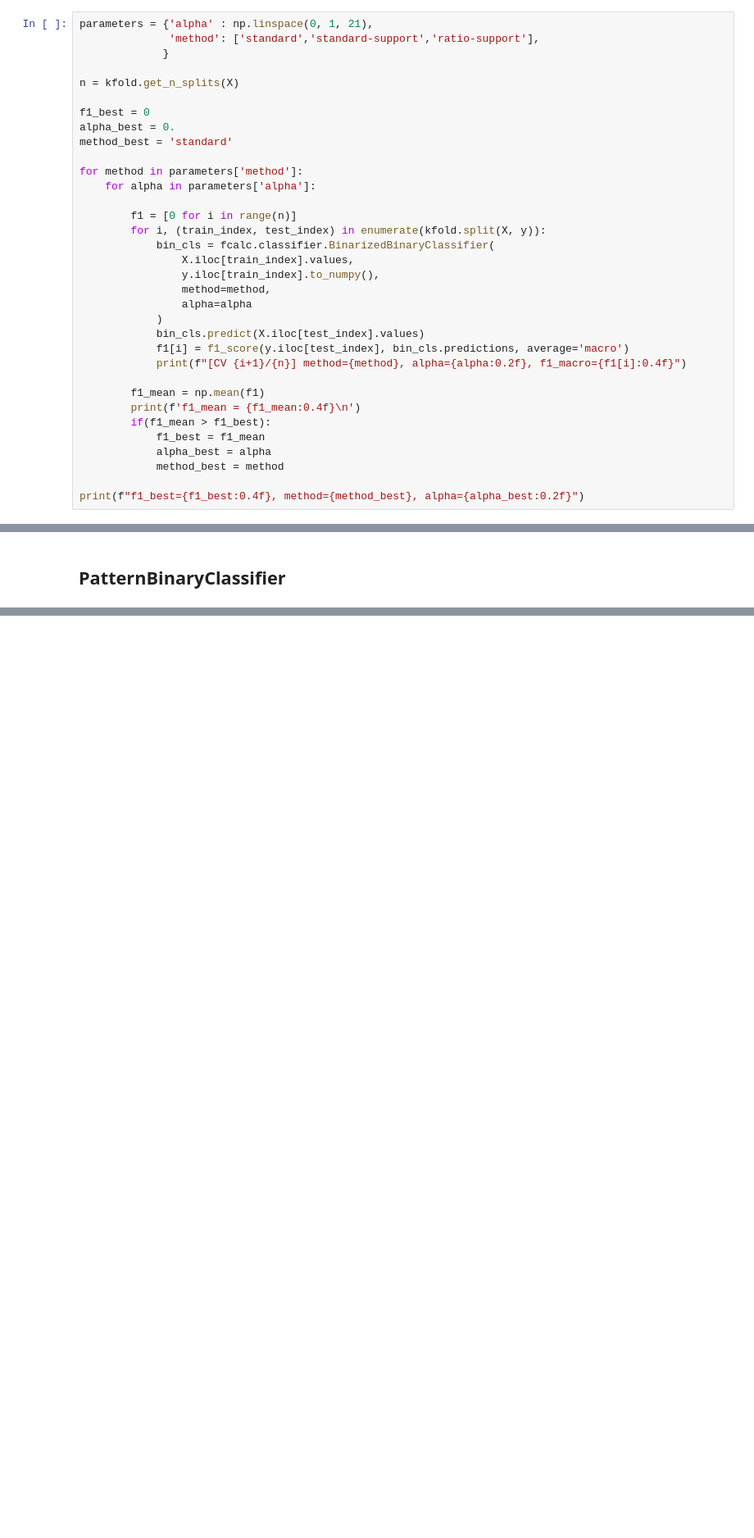
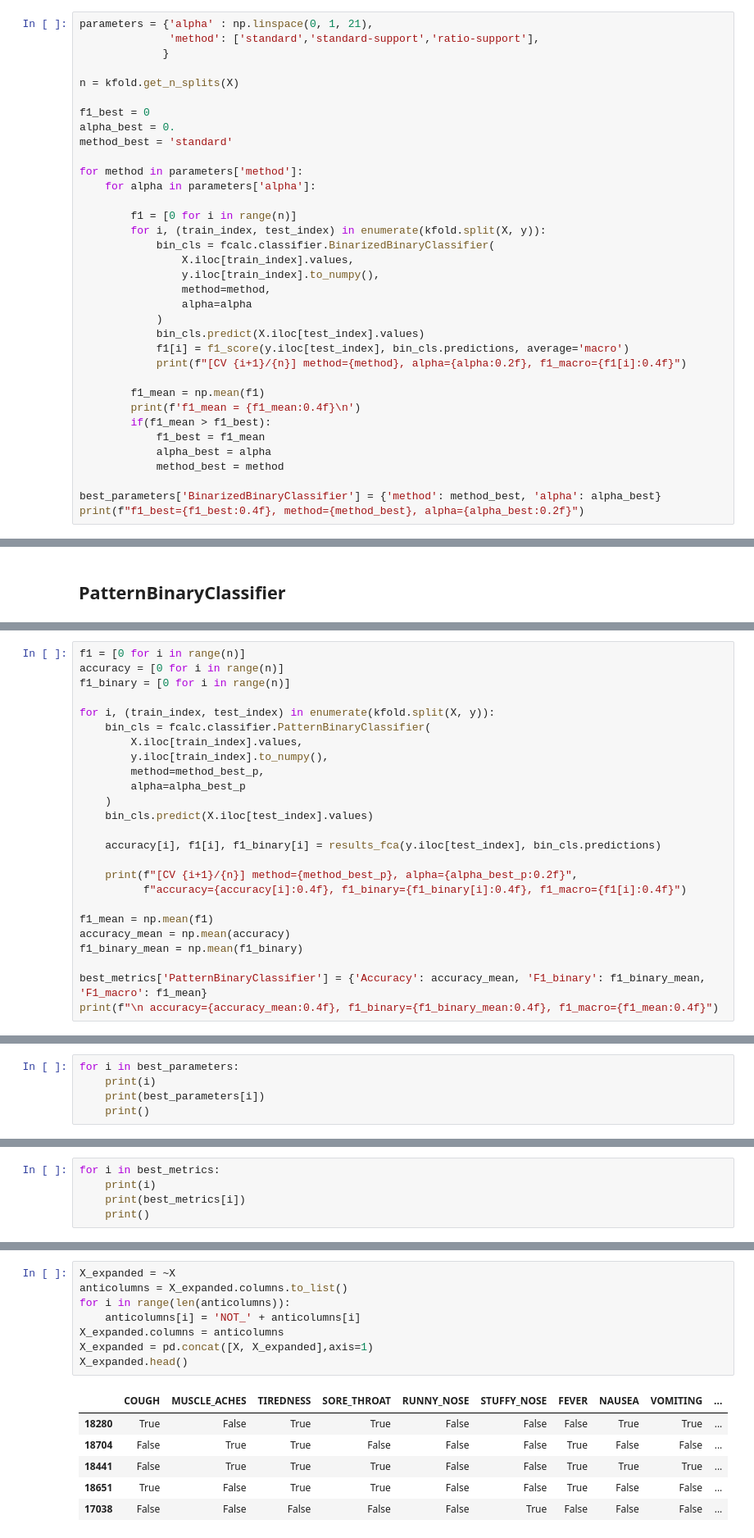
Before and after one commit to Moonyflay/BigHW-LazyFCA-SK, a Jupyter notebook: Big_HW_cfc.ipynb, the cells around one changed output, grey strips where cells are left out. Shown: that part at 82% size. Saved outputs shown, nothing was run; the diff lists cells and outputs as text; blank space fills up the shorter version.

```diff
--- a/Big_HW_cfc.ipynb
+++ b/Big_HW_cfc.ipynb
@@ -447,5 +595,6 @@ for method in parameters['method']:
             alpha_best = alpha
             method_best = method
 
+best_parameters['BinarizedBinaryClassifier'] = {'method': method_best, 'alpha': alpha_best}
 print(f"f1_best={f1_best:0.4f}, method={method_best}, alpha={alpha_best:0.2f}")
 # %% [output]
@@ -596,0 +813,25 @@ print(f"\n accuracy={accuracy_mean:0.4f}, f1_macro={f1_mean:0.4f}, f1_binary={f1
+# %%
+f1 = [0 for i in range(n)]
+accuracy = [0 for i in range(n)]
+f1_binary = [0 for i in range(n)]
+
+for i, (train_index, test_index) in enumerate(kfold.split(X, y)):
+    bin_cls = fcalc.classifier.PatternBinaryClassifier(
+        X.iloc[train_index].values,
+        y.iloc[train_index].to_numpy(),
+        method=method_best_p,
+        alpha=alpha_best_p
+    )
+    bin_cls.predict(X.iloc[test_index].values)
+
+    accuracy[i], f1[i], f1_binary[i] = results_fca(y.iloc[test_index], bin_cls.predictions)
+
+    print(f"[CV {i+1}/{n}] method={method_best_p}, alpha={alpha_best_p:0.2f}",
+          f"accuracy={accuracy[i]:0.4f}, f1_binary={f1_binary[i]:0.4f}, f1_macro={f1[i]:0.4f}")
+
+f1_mean = np.mean(f1)
+accuracy_mean = np.mean(accuracy)
+f1_binary_mean = np.mean(f1_binary)
+
+best_metrics['PatternBinaryClassifier'] = {'Accuracy': accuracy_mean, 'F1_binary': f1_binary_mean, 'F1_macro': f1_mean}
+print(f"\n accuracy={accuracy_mean:0.4f}, f1_binary={f1_binary_mean:0.4f}, f1_macro={f1_mean:0.4f}")
@@ -596,0 +853,5 @@ print(f"\n accuracy={accuracy_mean:0.4f}, f1_macro={f1_mean:0.4f}, f1_binary={f1
+# %%
+for i in best_parameters:
+    print(i)
+    print(best_parameters[i])
+    print()
@@ -596,0 +876,5 @@ print(f"\n accuracy={accuracy_mean:0.4f}, f1_macro={f1_mean:0.4f}, f1_binary={f1
+# %%
+for i in best_metrics:
+    print(i)
+    print(best_metrics[i])
+    print()
@@ -596,0 +901,15 @@ print(f"\n accuracy={accuracy_mean:0.4f}, f1_macro={f1_mean:0.4f}, f1_binary={f1
+# %%
+X_expanded = ~X
+anticolumns = X_expanded.columns.to_list()
+for i in range(len(anticolumns)):
+    anticolumns[i] = 'NOT_' + anticolumns[i]
+X_expanded.columns = anticolumns
+X_expanded = pd.concat([X, X_expanded],axis=1)
+X_expanded.head()
+# %% [output]
+|  | COUGH | MUSCLE_ACHES | TIREDNESS | SORE_THROAT | RUNNY_NOSE | STUFFY_NOSE | FEVER | NAUSEA | VOMITING | ... |
+| 18280 | True | False | True | True | False | False | False | True | True | ... |
+| 18704 | False | True | True | False | False | False | True | False | False | ... |
+| 18441 | False | True | True | True | False | False | True | True | True | ... |
+| 18651 | True | False | True | True | False | False | True | False | False | ... |
+| 17038 | False | False | False | False | False | True | False | False | False | ... |
```
Also changed, not shown: parts of 56 cells of this notebook, 3 other files.
